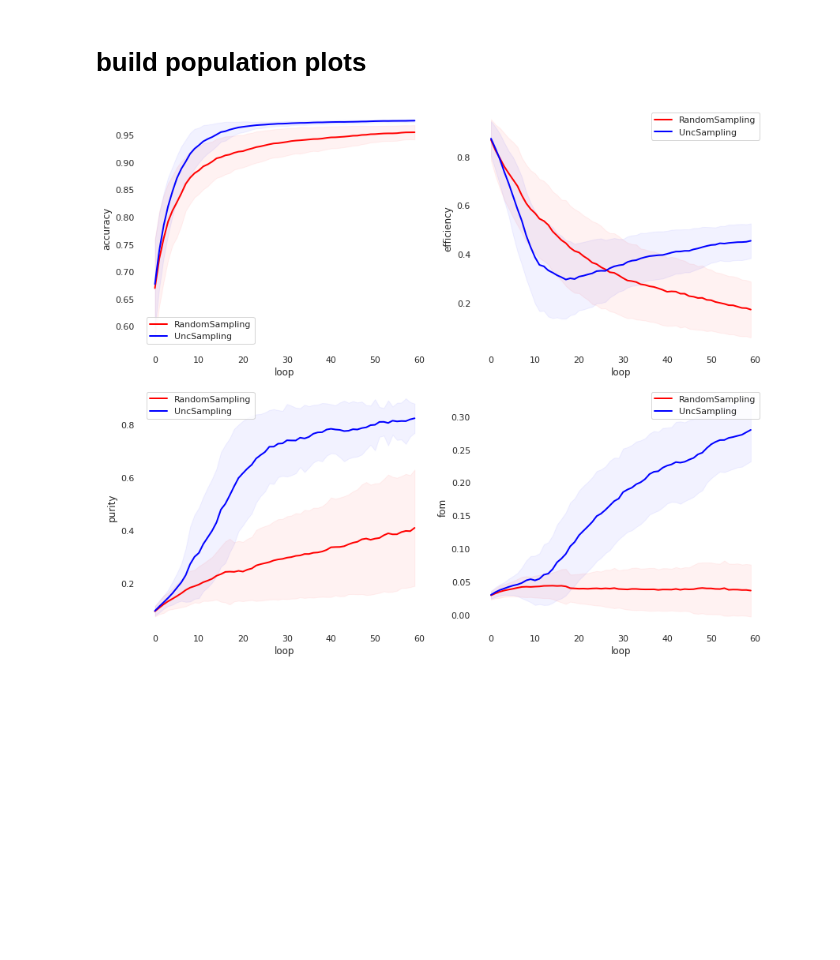
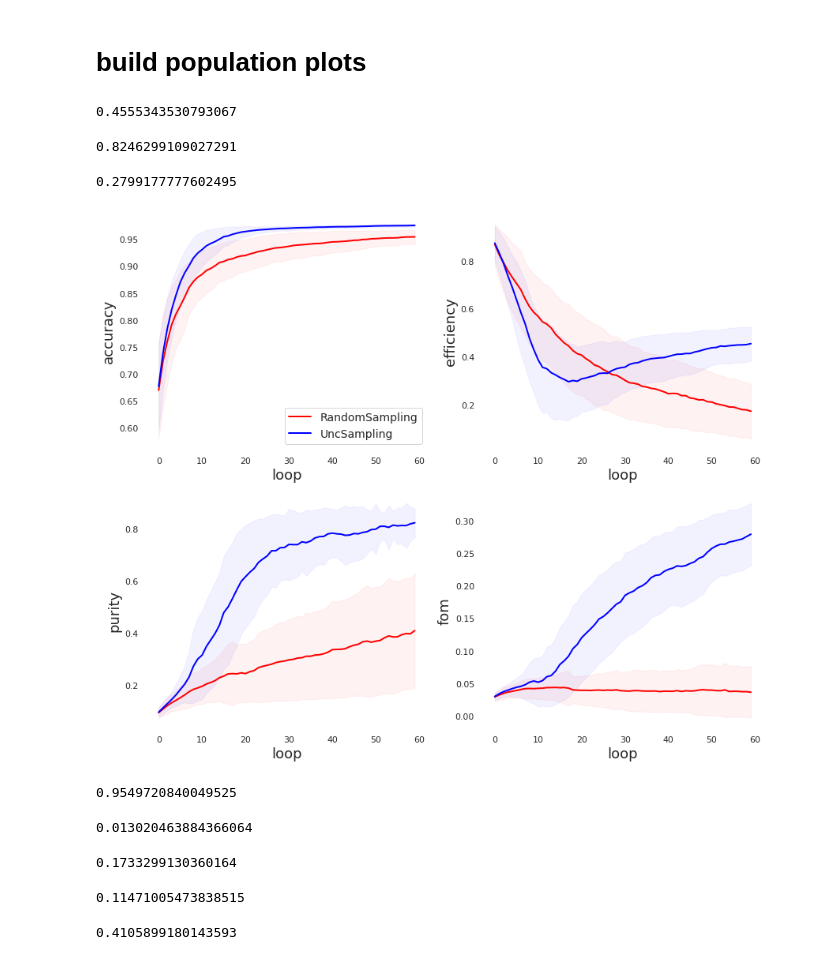
Before and after one commit to emilleishida/fink-sn-al-randomforest, a Jupyter notebook: explore_results.ipynb, the cells around one changed output. Cells and saved outputs as stored; diff of their text form; code cells hidden in the pictures; blank space fills up the shorter version.

```diff
--- a/explore_results.ipynb
+++ b/explore_results.ipynb
@@ -87,8 +88,19 @@ for name in strategies_list:
 
     fom_mean[name] = np.array([np.mean(fom[name][:,i]) for i in range(n_loops)])
     fom_std[name] = np.array([np.std(fom[name][:,i]) for i in range(n_loops)])
+# %%
+eff_mean['UncSampling'][-1]
+# %% [output]
+0.4555343530793067
+# %%
+pur_mean['UncSampling'][-1]
+# %% [output]
+0.8246299109027291
+# %%
+fom_mean['UncSampling'][-1]
+# %% [output]
+0.2799177777602495
 # %%
-name = 'RandomSampling'
 c = ['red', 'blue']
 
 sns.set(rc={'axes.facecolor': 'white', 'figure.facecolor': 'white'})
@@ -98,43 +110,63 @@ i = 0
 plt.figure(figsize=(12,10))
 
 plt.subplot(2,2,1)
 for name in strategies_list:
     plt.plot(metrics[name][i]['loop'], acc_mean[name], label=name, color=c[strategies_list.index(name)], lw=2)
     plt.fill_between(metrics[name][i]['loop'], acc_mean[name] - acc_std[name], acc_mean[name] + acc_std[name],
                      color=c[strategies_list.index(name)], alpha=0.05)
-plt.ylabel('accuracy')
-plt.xlabel('loop')
-plt.legend()
+plt.ylabel('accuracy', fontsize=18)
+plt.xlabel('loop', fontsize=18)
+plt.legend(loc='lower right', fontsize=14)
 
 plt.subplot(2,2,2)
 for name in strategies_list:
     plt.plot(metrics[name][i]['loop'], eff_mean[name], label=name, color=c[strategies_list.index(name)], lw=2)
     plt.fill_between(metrics[name][i]['loop'], eff_mean[name] - eff_std[name], eff_mean[name] + eff_std[name],
                      color=c[strategies_list.index(name)], alpha=0.05)
-plt.ylabel('efficiency')
-plt.xlabel('loop')
-plt.legend()
+plt.ylabel('efficiency', fontsize=18)
+plt.xlabel('loop', fontsize=18)
+#plt.legend(fontsize=14)
 
 plt.subplot(2,2,3)
 for name in strategies_list:
     plt.plot(metrics[name][i]['loop'], pur_mean[name], label=name, color=c[strategies_list.index(name)], lw=2)
     plt.fill_between(metrics[name][i]['loop'], pur_mean[name] - pur_std[name], pur_mean[name] + pur_std[name],
                      color=c[strategies_list.index(name)], alpha=0.05)
-plt.ylabel('purity')
-plt.xlabel('loop')
-plt.legend()
+plt.ylabel('purity', fontsize=18)
+plt.xlabel('loop', fontsize=18)
+#plt.legend(fontsize=14)
 
 plt.subplot(2,2,4)
 for name in strategies_list:
     plt.plot(metrics[name][i]['loop'], fom_mean[name], label=name, color=c[strategies_list.index(name)], lw=2)
     plt.fill_between(metrics[name][i]['loop'], fom_mean[name] - fom_std[name], fom_mean[name] + fom_std[name],
                      color=c[strategies_list.index(name)], alpha=0.05)
-plt.ylabel('fom')
-plt.xlabel('loop')
-plt.legend()
+plt.ylabel('fom', fontsize=18)
+plt.xlabel('loop', fontsize=18)
+#plt.legend(loc='upper left',fontsize=14)
 
 plt.tight_layout()
 #plt.show()
 plt.savefig('plots/metrics_42876.png')
 # %% [output]
-[figure, old version]
+[figure, new version]
+# %%
+acc_mean['RandomSampling'][-1]
+# %% [output]
+0.9549720840049525
+# %%
+acc_std['RandomSampling'][-1]
+# %% [output]
+0.013020463884366064
+# %%
+eff_mean['RandomSampling'][-1]
+# %% [output]
+0.1733299130360164
+# %%
+eff_std['RandomSampling'][-1]
+# %% [output]
+0.11471005473838515
+# %%
+pur_mean['RandomSampling'][-1]
+# %% [output]
+0.4105899180143593
```
Also changed, not shown: parts of 25 cells of this notebook, 3 other files.
